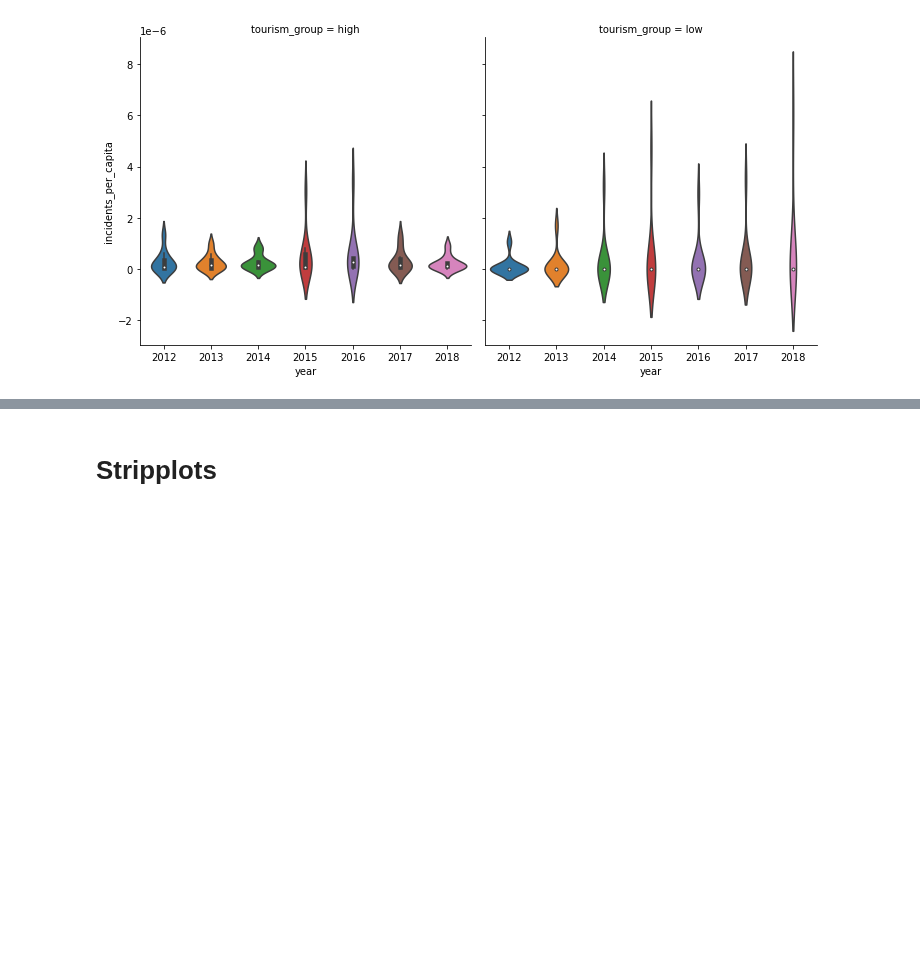
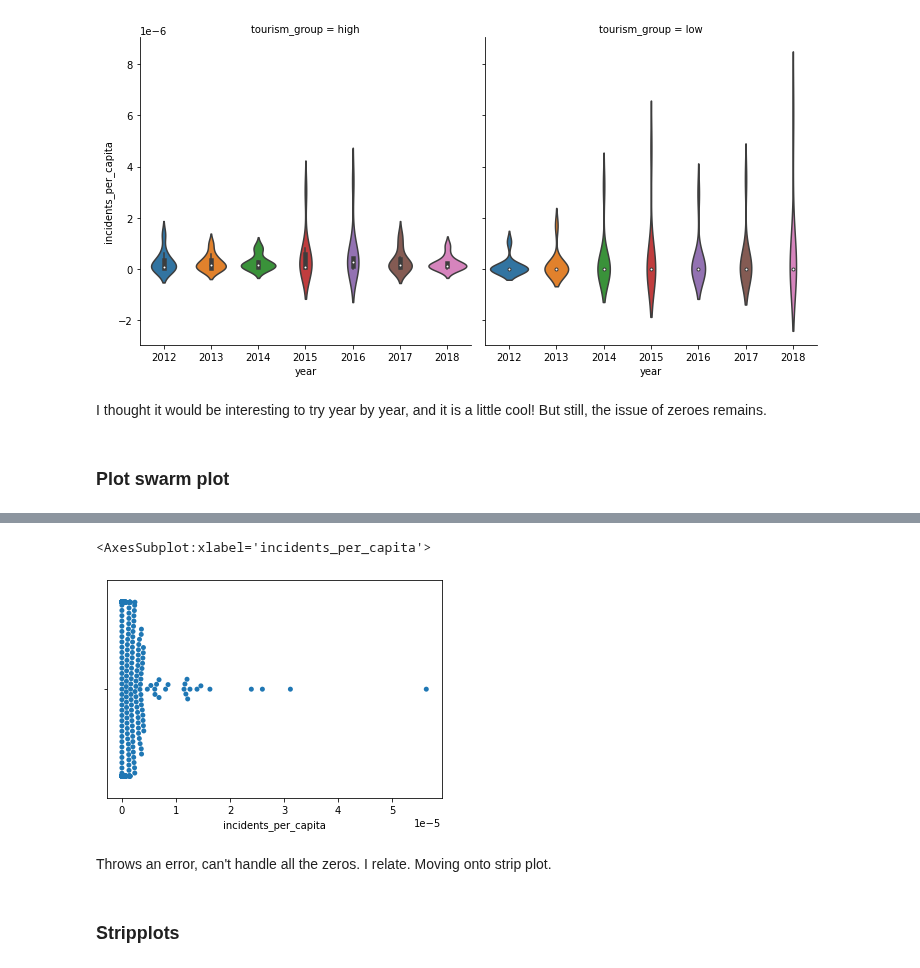
Before and after one commit to brooke-l-hawkins/milestone-i-project, a Jupyter notebook: code/visualize-distribution-incident-per-capita.ipynb, the cells around one changed output, grey strips where cells are left out. Saved outputs shown, nothing was run; the diff lists cells and outputs as text; code cells hidden in the pictures; blank space fills up the shorter version.

```diff
--- a/code/visualize-distribution-incident-per-capita.ipynb
+++ b/code/visualize-distribution-incident-per-capita.ipynb
@@ -157,3 +149,11 @@ sns.catplot(x='year', y='incidents_per_capita', col='tourism_group', data=df, ki
 # %% [output]
 <seaborn.axisgrid.FacetGrid at 0x...>
 [figure]
+# %% [markdown]
+I thought it would be interesting to try year by year, and it is a little cool! But still, the issue of zeroes remains.
+# %% [markdown]
+### Plot swarm plot
+# %%
+%time
+sns.swarmplot(x=all_x)
+# %% [output]
@@ -160,3 +162,7 @@ sns.catplot(x='year', y='incidents_per_capita', col='tourism_group', data=df, ki
+<AxesSubplot:xlabel='incidents_per_capita'>
+[figure, added]
+# %% [markdown]
+Throws an error, can't handle all the zeros. I relate. Moving onto strip plot.
 # %% [markdown]
-# Stripplots
+### Stripplots
 # %%
```
Also changed, not shown: parts of 21 cells of this notebook.
